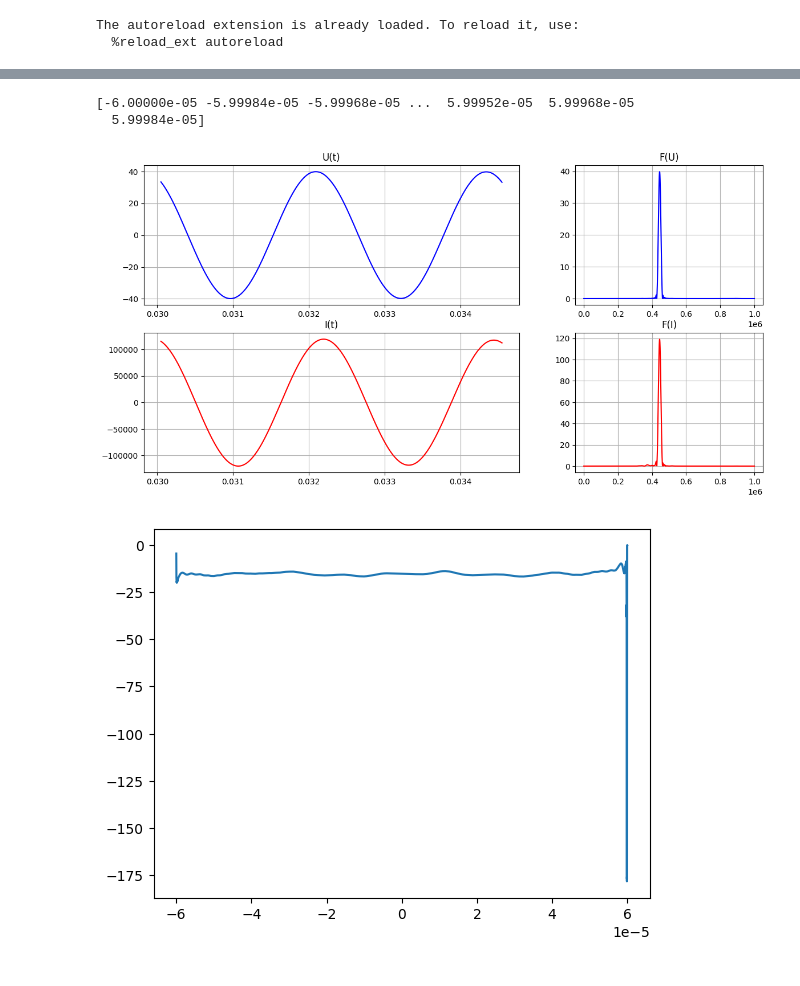
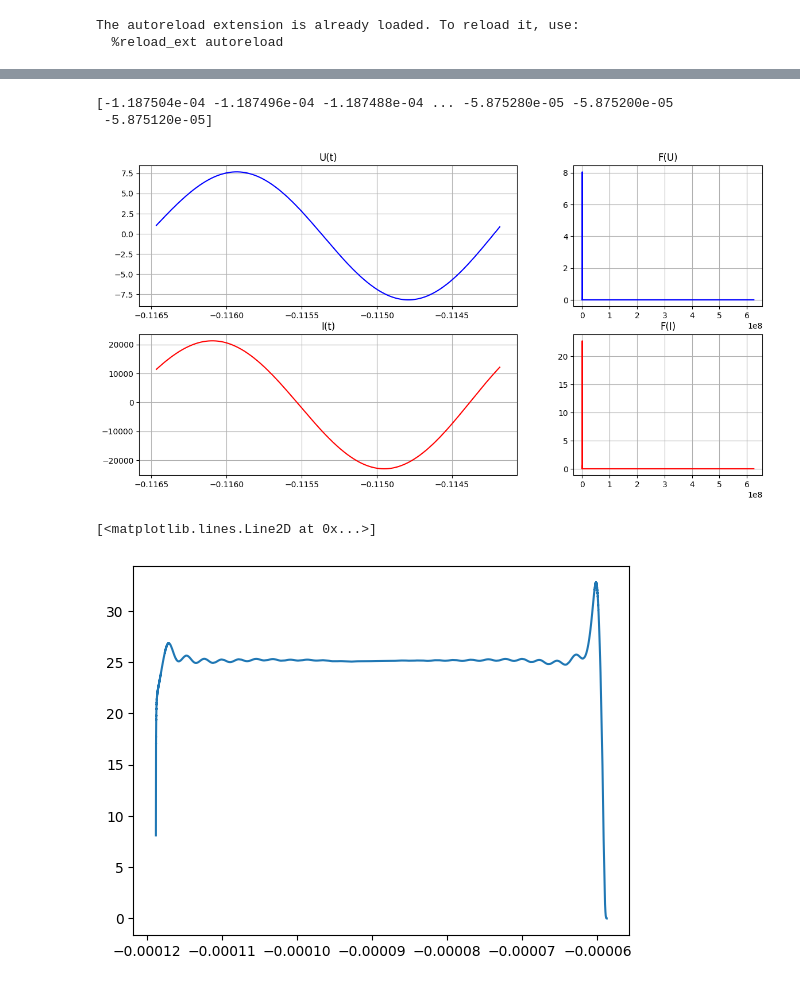
Before and after one commit to Gr-a-f/Relaxation_frequency_phase_algorithm, a Jupyter notebook: real_data.ipynb, the cells around one changed output, grey strips where cells are left out. Cells and saved outputs as stored; diff of their text form; code cells hidden in the pictures.

```diff
--- a/real_data.ipynb
+++ b/real_data.ipynb
@@ -46,22 +46,16 @@ print (t)
 t_f, U_f=md.filter_butter_bandpass(t,U,F_peak_calc,100e3,2)
 t_f, I_f=md.filter_butter_bandpass(t,I,F_peak_calc,100e3,2)
 
-
-
-vw.show_I_U_2(t_f,I_f, U_f,T_counts*40,T_counts*42)
+vw.show_I_U_2(t_f,I_f, U_f,T_counts,T_counts*2)
 # %% [output]
-[-6.00000e-05 -5.99984e-05 -5.99968e-05 ...  5.99952e-05  5.99968e-05
-  5.99984e-05]
+[-1.187504e-04 -1.187496e-04 -1.187488e-04 ... -5.875280e-05 -5.875200e-05
+ -5.875120e-05]
-[figure, old version]
+[figure, new version]
 # %%
-time_hilbert, phase_hilbert=md.get_phase_hilbert(t_f, U_f, I_f)
+time_hilbert, phase_hilbert=md.get_phase_hilbert(t_f, U_f, I_f, fs)
 
 plt.plot(time_hilbert, phase_hilbert)
-
-phase_mean=abs(np.mean(phase_hilbert))
-
-central_index=int(len(phase_hilbert)/2)
-phase_mean_hilbert=phase_hilbert[central_index]
 # %% [output]
+[<matplotlib.lines.Line2D at 0x...>]
-[figure, old version]
+[figure, new version]
 # %%
```
Also changed, not shown: parts of 8 cells of this notebook, 4 other files.
